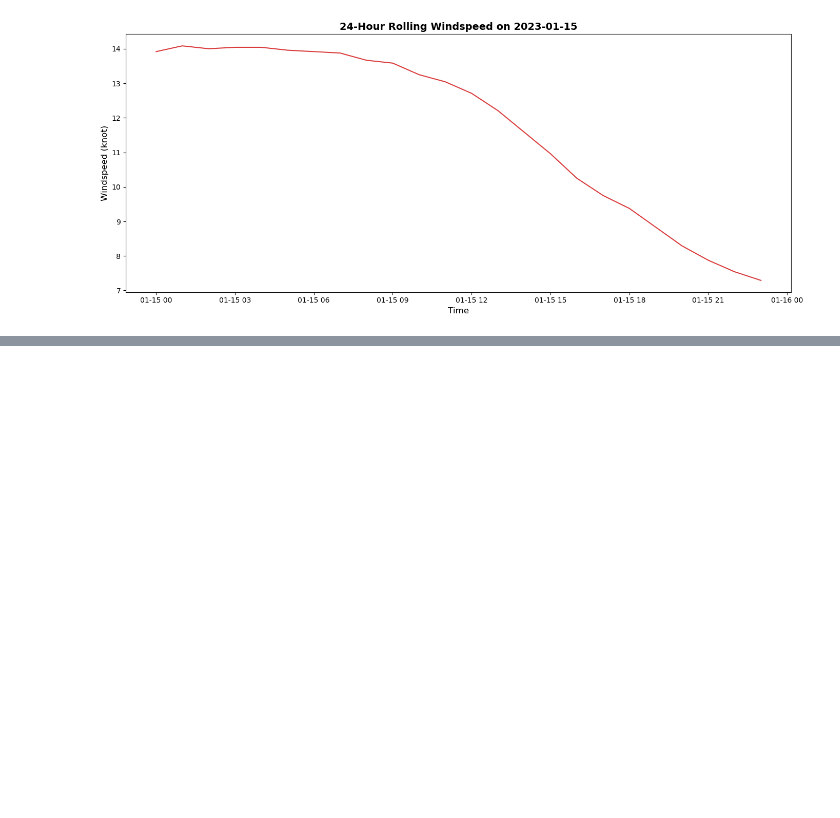
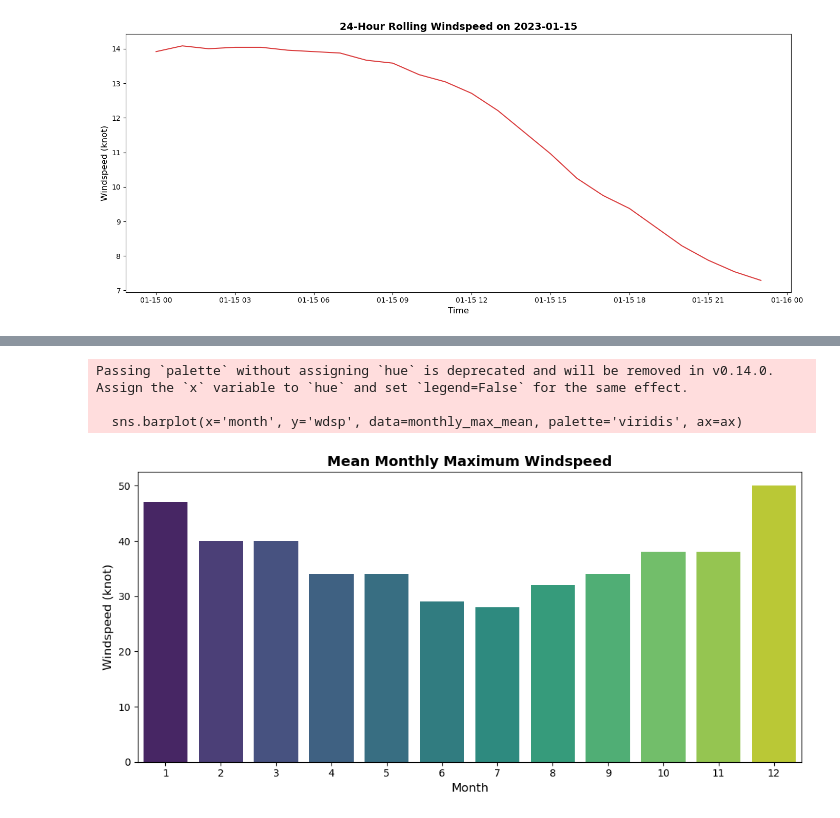
Before and after one commit to KaiiMenai/programming-for-data-analytics, a Jupyter notebook: pfda-assignments/assignment06-weather.ipynb, the cells around one changed output, grey strips where cells are left out. Drawn from its saved outputs; the diff is of its cells as text; code cells hidden in the pictures; blank space fills up the shorter version.

```diff
--- a/pfda-assignments/assignment06-weather.ipynb
+++ b/pfda-assignments/assignment06-weather.ipynb
@@ -193,0 +231,19 @@ plt.show()
+# %%
+# I now need to plot the monthly meam of the daily maximum windspeed
+df['month'] = df['date'].dt.month
+monthly_max_mean = df.groupby('month')['wdsp'].max().reset_index()
+
+# I now need to plot the monthly mean of the daily maximum windspeed
+fig, ax = plt.subplots(figsize=(10, 5))
+sns.barplot(x='month', y='wdsp', data=monthly_max_mean, palette='viridis', ax=ax)
+ax.set_title('Mean Monthly Maximum Windspeed', fontsize=14, fontweight='bold')
+ax.set_xlabel('Month', fontsize=12)
+ax.set_ylabel('Windspeed (knot)', fontsize=12)
+plt.tight_layout()
+plt.savefig('mean_monthly_max_windspeed.png', dpi=150, bbox_inches='tight')
+plt.show()
+# %% [output]
+Passing `palette` without assigning `hue` is deprecated and will be removed in v0.14.0. Assign the `x` variable to `hue` and set `legend=False` for the same effect.
+
+  sns.barplot(x='month', y='wdsp', data=monthly_max_mean, palette='viridis', ax=ax)
+[figure, added]
```
Also changed, not shown: parts of 5 cells of this notebook, 3 other files.
